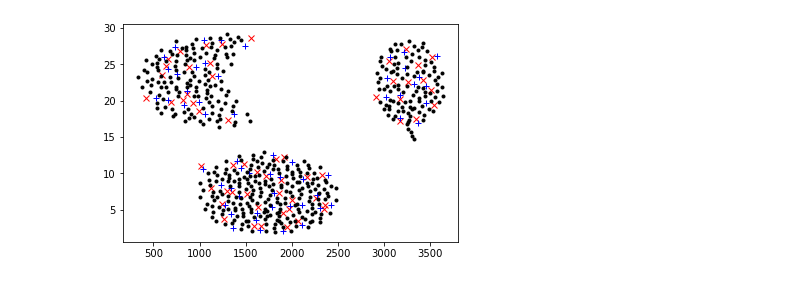
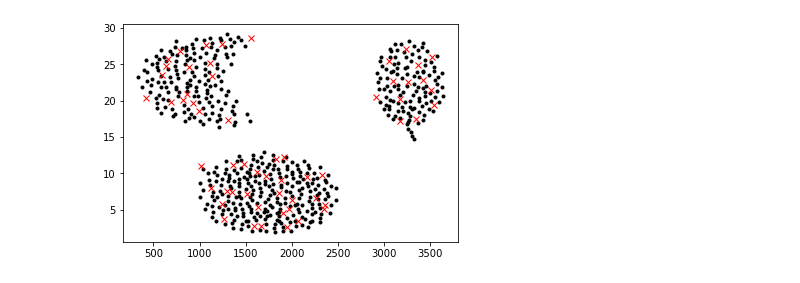
Before and after one commit to natanbcpc/unsupervised-learning, a Jupyter notebook: project1.ipynb, the cells around one changed output. Drawn from its saved outputs; the diff is of its cells as text; code cells hidden in the pictures.

```diff
--- a/project1.ipynb
+++ b/project1.ipynb
@@ -4,13 +5,11 @@ import numpy as np
 # %%
 data = np.loadtxt('cluster.dat')
 
 testing = np.array([ item for index, item in enumerate(data) if index % 10 == 0 ])
-validation = np.array([ item for index, item in enumerate(data) if index % 10 == 1 ])
-training = np.array([ item for index, item in enumerate(data) if index % 10 >= 2 ])
+training = np.array([ item for index, item in enumerate(data) if index % 10 >= 1 ])
 
+plot.plot(training[:,0], training[:,1], '.', color='black')
 plot.plot(testing[:,0], testing[:,1], 'x', color='red')
-plot.plot(validation[:,0], validation[:,1], '+', color='blue')
-plot.plot(training[:,0], training[:,1], '.', color='black')
 plot.show()
 # %% [output]
-[figure, old version]
+[figure, new version]
```
Also changed, not shown: parts of 4 cells of this notebook.
